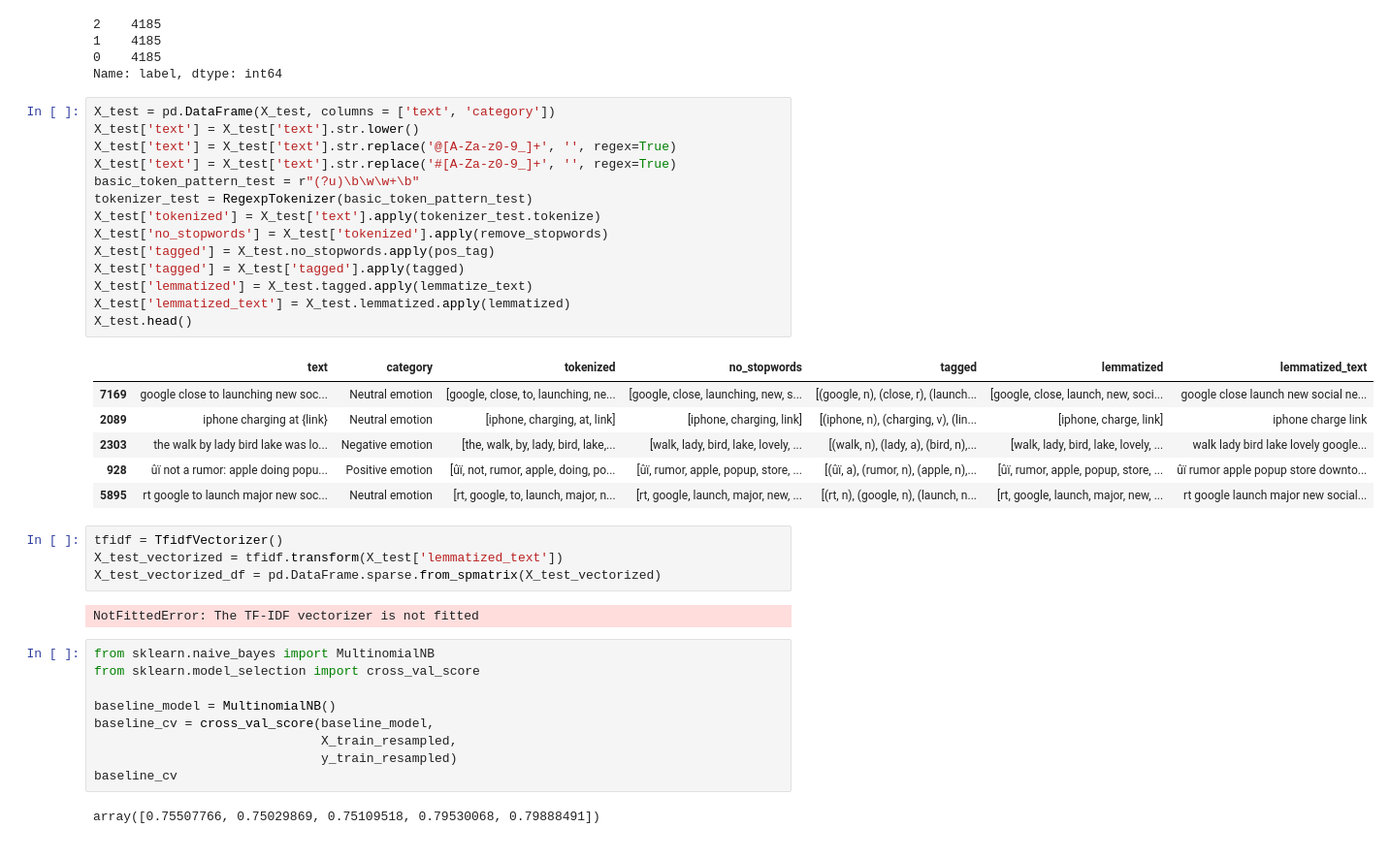
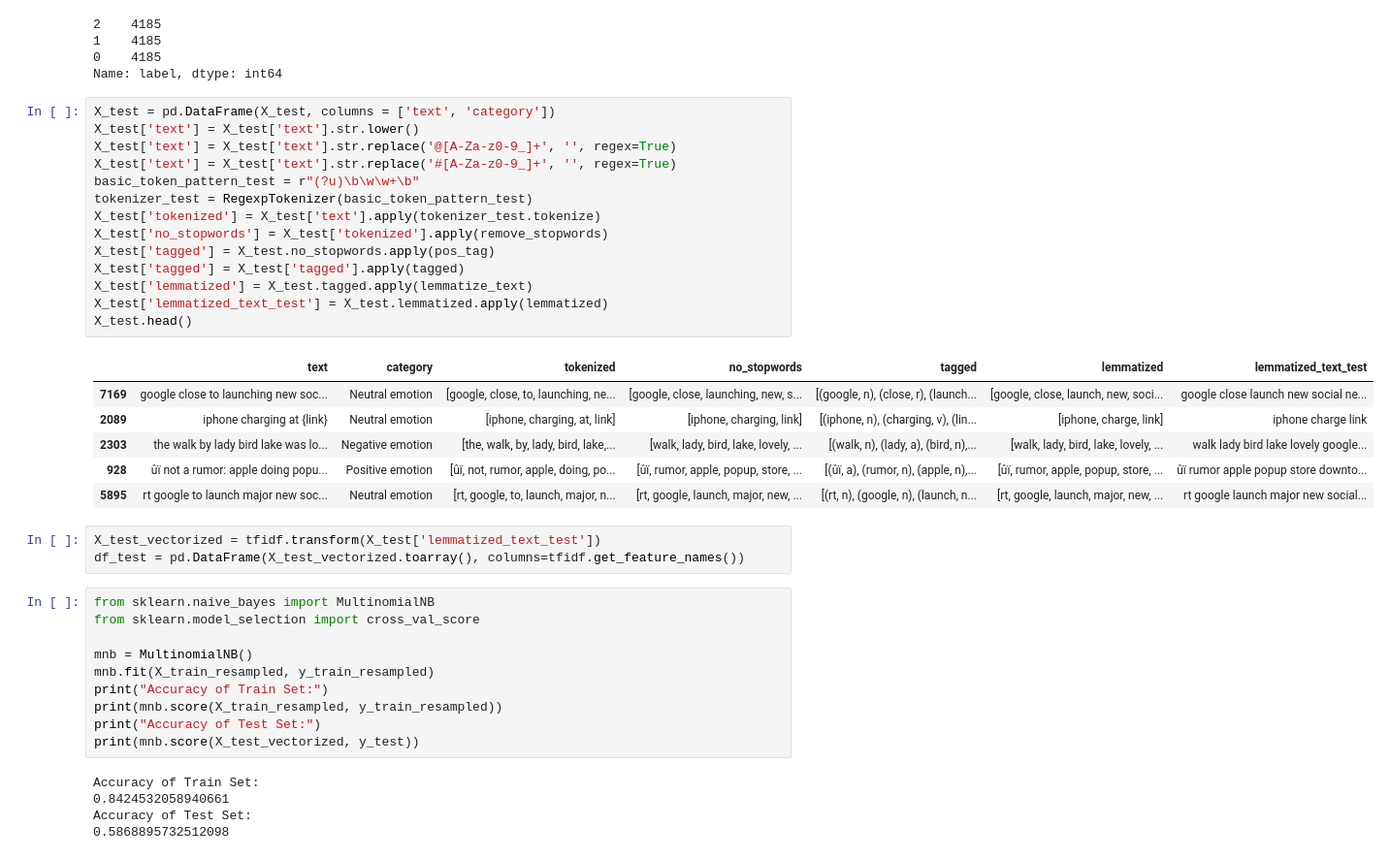
Before and after one commit to VolhaP87/Twitter_Sentiment_Analysis, a Jupyter notebook: Untitled.ipynb, the cells around one changed output. Shown at 97% size. Saved outputs shown, nothing was run; the diff lists cells and outputs as text.

Commit message:
Build Multinomial Naive Bayes Model

```diff
--- a/Untitled.ipynb
+++ b/Untitled.ipynb
@@ -413,19 +413,19 @@ Name: label, dtype: int64
 # %%
 X_test = pd.DataFrame(X_test, columns = ['text', 'category'])
 X_test['text'] = X_test['text'].str.lower()
 X_test['text'] = X_test['text'].str.replace('@[A-Za-z0-9_]+', '', regex=True)
 X_test['text'] = X_test['text'].str.replace('#[A-Za-z0-9_]+', '', regex=True)
 basic_token_pattern_test = r"(?u)\b\w\w+\b"
 tokenizer_test = RegexpTokenizer(basic_token_pattern_test)
 X_test['tokenized'] = X_test['text'].apply(tokenizer_test.tokenize)
 X_test['no_stopwords'] = X_test['tokenized'].apply(remove_stopwords)
 X_test['tagged'] = X_test.no_stopwords.apply(pos_tag)
 X_test['tagged'] = X_test['tagged'].apply(tagged)
 X_test['lemmatized'] = X_test.tagged.apply(lemmatize_text)
-X_test['lemmatized_text'] = X_test.lemmatized.apply(lemmatized)
+X_test['lemmatized_text_test'] = X_test.lemmatized.apply(lemmatized)
 X_test.head()
 # %% [output]
-|  | text | category | tokenized | no_stopwords | tagged | lemmatized | lemmatized_text |
+|  | text | category | tokenized | no_stopwords | tagged | lemmatized | lemmatized_text_test |
 | 7169 | google close to launching new soc... | Neutral emotion | [google, close, to, launching, ne... | [google, close, launching, new, s... | [(google, n), (close, r), (launch... | [google, close, launch, new, soci... | google close launch new social ne... |
 | 2089 | iphone charging at {link} | Neutral emotion | [iphone, charging, at, link] | [iphone, charging, link] | [(iphone, n), (charging, v), (lin... | [iphone, charge, link] | iphone charge link |
 | 2303 | the walk by lady bird lake was lo... | Negative emotion | [the, walk, by, lady, bird, lake,... | [walk, lady, bird, lake, lovely, ... | [(walk, n), (lady, a), (bird, n),... | [walk, lady, bird, lake, lovely, ... | walk lady bird lake lovely google... |
@@ -433,18 +433,19 @@ X_test.head()
 | 5895 | rt google to launch major new soc... | Neutral emotion | [rt, google, to, launch, major, n... | [rt, google, launch, major, new, ... | [(rt, n), (google, n), (launch, n... | [rt, google, launch, major, new, ... | rt google launch major new social... |
 # %%
-tfidf = TfidfVectorizer()
-X_test_vectorized = tfidf.transform(X_test['lemmatized_text'])
-X_test_vectorized_df = pd.DataFrame.sparse.from_spmatrix(X_test_vectorized)
+X_test_vectorized = tfidf.transform(X_test['lemmatized_text_test'])
+df_test = pd.DataFrame(X_test_vectorized.toarray(), columns=tfidf.get_feature_names())
-# %% [output]
-NotFittedError: The TF-IDF vectorizer is not fitted
 # %%
 from sklearn.naive_bayes import MultinomialNB
 from sklearn.model_selection import cross_val_score
 
-baseline_model = MultinomialNB()
-baseline_cv = cross_val_score(baseline_model,
-                              X_train_resampled,
-                              y_train_resampled)
-baseline_cv
+mnb = MultinomialNB()
+mnb.fit(X_train_resampled, y_train_resampled)
+print("Accuracy of Train Set:")
+print(mnb.score(X_train_resampled, y_train_resampled))
+print("Accuracy of Test Set:")
+print(mnb.score(X_test_vectorized, y_test))
 # %% [output]
-array([0.75507766, 0.75029869, 0.75109518, 0.79530068, 0.79888491])
+Accuracy of Train Set:
+0.8424532058940661
+Accuracy of Test Set:
+0.5868895732512098
```
Also changed, not shown: parts of 2 cells of this notebook.
